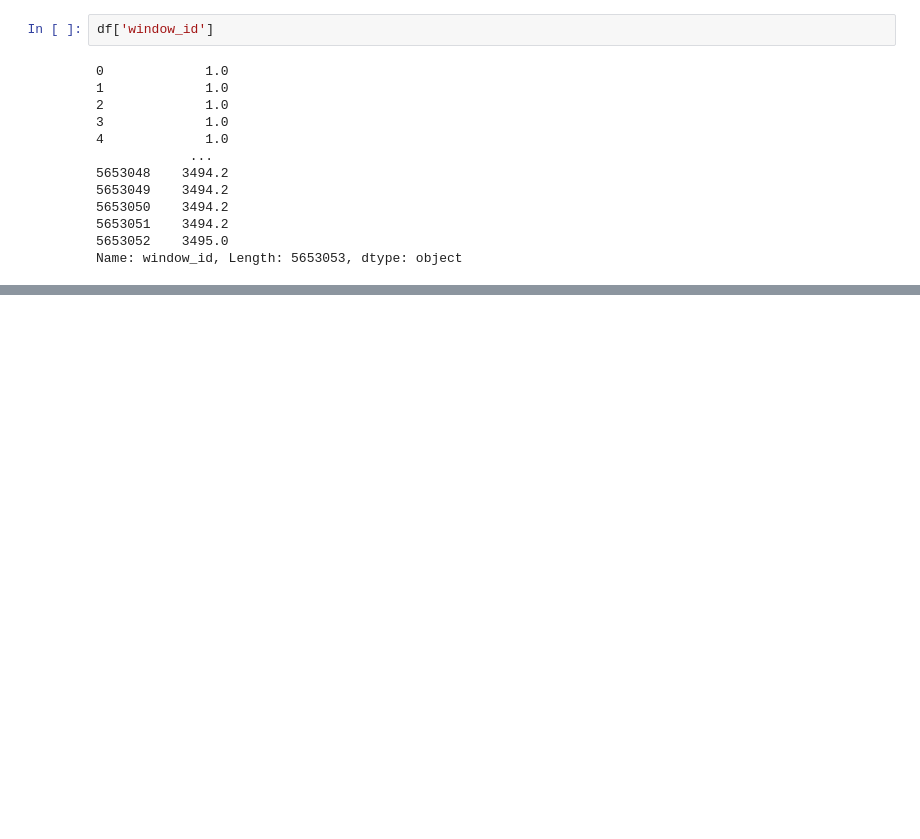
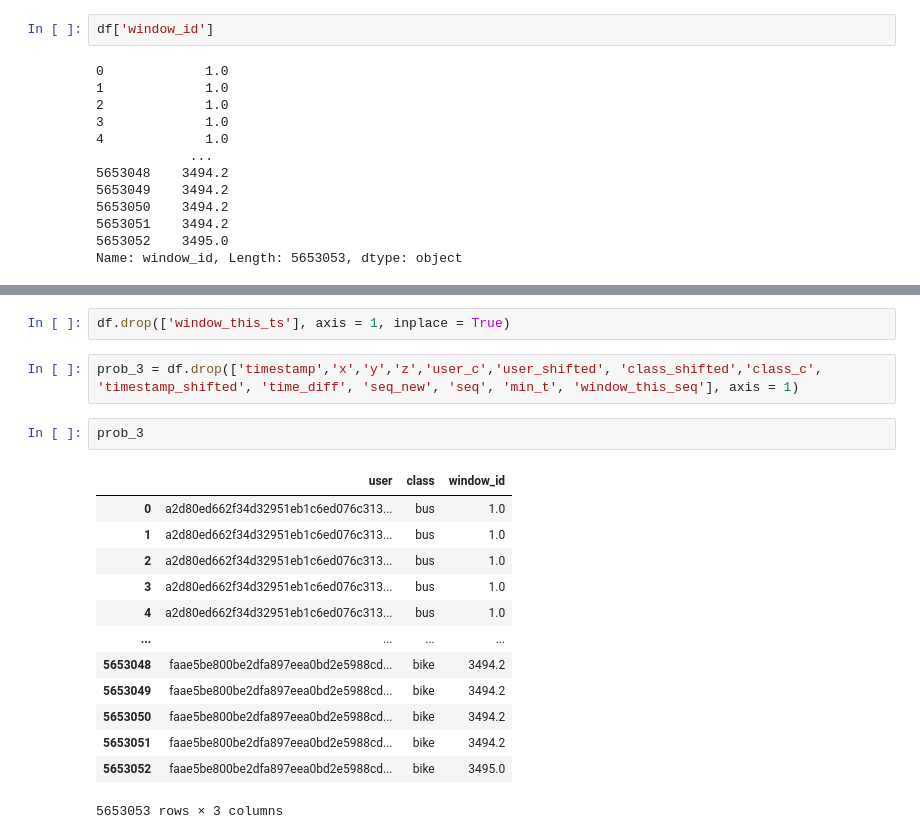
Before and after one commit to Arush0113/CE784, a Jupyter notebook: Arush_CE784_assignment2.ipynb, the cells around one changed output, grey strips where cells are left out. Drawn from its saved outputs; the diff is of its cells as text; blank space fills up the shorter version.

```diff
--- a/Arush_CE784_assignment2.ipynb
+++ b/Arush_CE784_assignment2.ipynb
@@ -294,0 +304,20 @@ Name: window_id, Length: 5653053, dtype: object
+# %%
+df.drop(['window_this_ts'], axis = 1, inplace = True)
+# %%
+prob_3 = df.drop(['timestamp','x','y','z','user_c','user_shifted', 'class_shifted','class_c', 'timestamp_shifted', 'time_diff', 'seq_new', 'seq', 'min_t', 'window_this_seq'], axis = 1)
+# %%
+prob_3
+# %% [output]
+|  | user | class | window_id |
+| 0 | a2d80ed662f34d32951eb1c6ed076c313... | bus | 1.0 |
+| 1 | a2d80ed662f34d32951eb1c6ed076c313... | bus | 1.0 |
+| 2 | a2d80ed662f34d32951eb1c6ed076c313... | bus | 1.0 |
+| 3 | a2d80ed662f34d32951eb1c6ed076c313... | bus | 1.0 |
+| 4 | a2d80ed662f34d32951eb1c6ed076c313... | bus | 1.0 |
+| ... | ... | ... | ... |
+| 5653048 | faae5be800be2dfa897eea0bd2e5988cd... | bike | 3494.2 |
+| 5653049 | faae5be800be2dfa897eea0bd2e5988cd... | bike | 3494.2 |
+| 5653050 | faae5be800be2dfa897eea0bd2e5988cd... | bike | 3494.2 |
+| 5653051 | faae5be800be2dfa897eea0bd2e5988cd... | bike | 3494.2 |
+| 5653052 | faae5be800be2dfa897eea0bd2e5988cd... | bike | 3495.0 |
+5653053 rows × 3 columns
```
Also changed, not shown: parts of 2 cells of this notebook.
